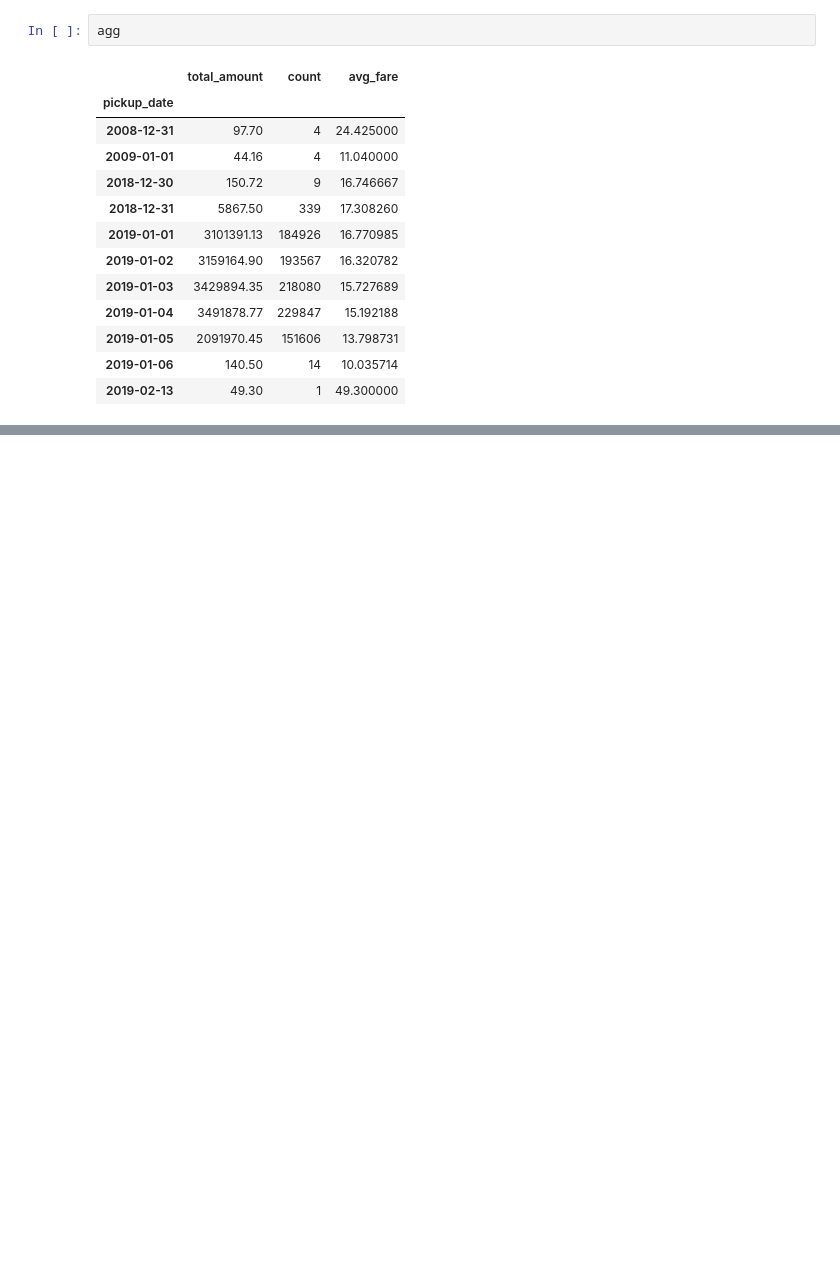
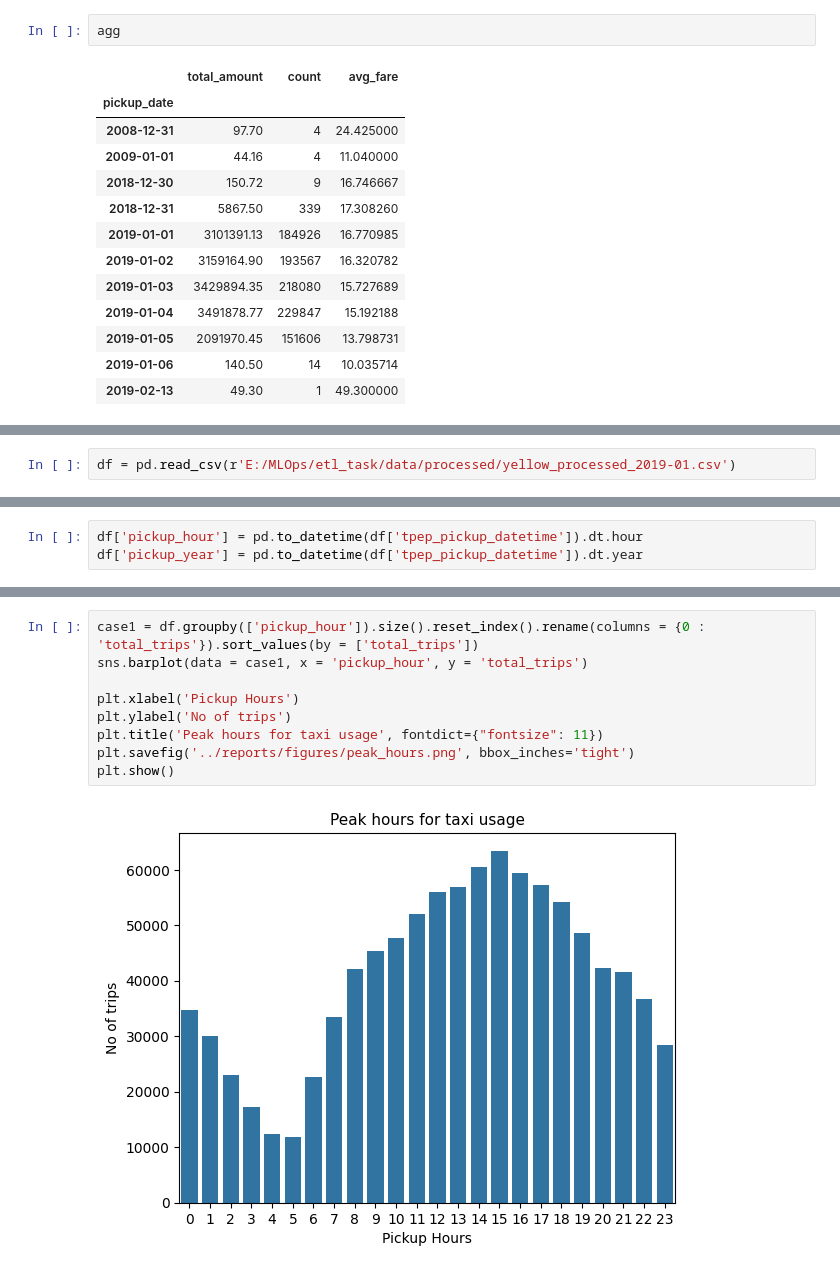
Before and after one commit to ronylpatil/ETL-Pipeline, a Jupyter notebook: notebooks/preprocessing.ipynb, the cells around one changed output, grey strips where cells are left out. Drawn from its saved outputs; the diff is of its cells as text; blank space fills up the shorter version.

```diff
--- a/notebooks/preprocessing.ipynb
+++ b/notebooks/preprocessing.ipynb
@@ -235,0 +278,2 @@ agg
+# %%
+df = pd.read_csv(r'E:/MLOps/etl_task/data/processed/yellow_processed_2019-01.csv')
@@ -235,0 +290,3 @@ agg
+# %%
+df['pickup_hour'] = pd.to_datetime(df['tpep_pickup_datetime']).dt.hour
+df['pickup_year'] = pd.to_datetime(df['tpep_pickup_datetime']).dt.year
@@ -235,0 +303,11 @@ agg
+# %%
+case1 = df.groupby(['pickup_hour']).size().reset_index().rename(columns = {0 : 'total_trips'}).sort_values(by = ['total_trips'])
+sns.barplot(data = case1, x = 'pickup_hour', y = 'total_trips')
+
+plt.xlabel('Pickup Hours')
+plt.ylabel('No of trips')
+plt.title('Peak hours for taxi usage', fontdict={"fontsize": 11})
+plt.savefig('../reports/figures/peak_hours.png', bbox_inches='tight')
+plt.show()
+# %% [output]
+[figure, added]
```
Also changed, not shown: parts of 8 cells of this notebook, 3 other files.
